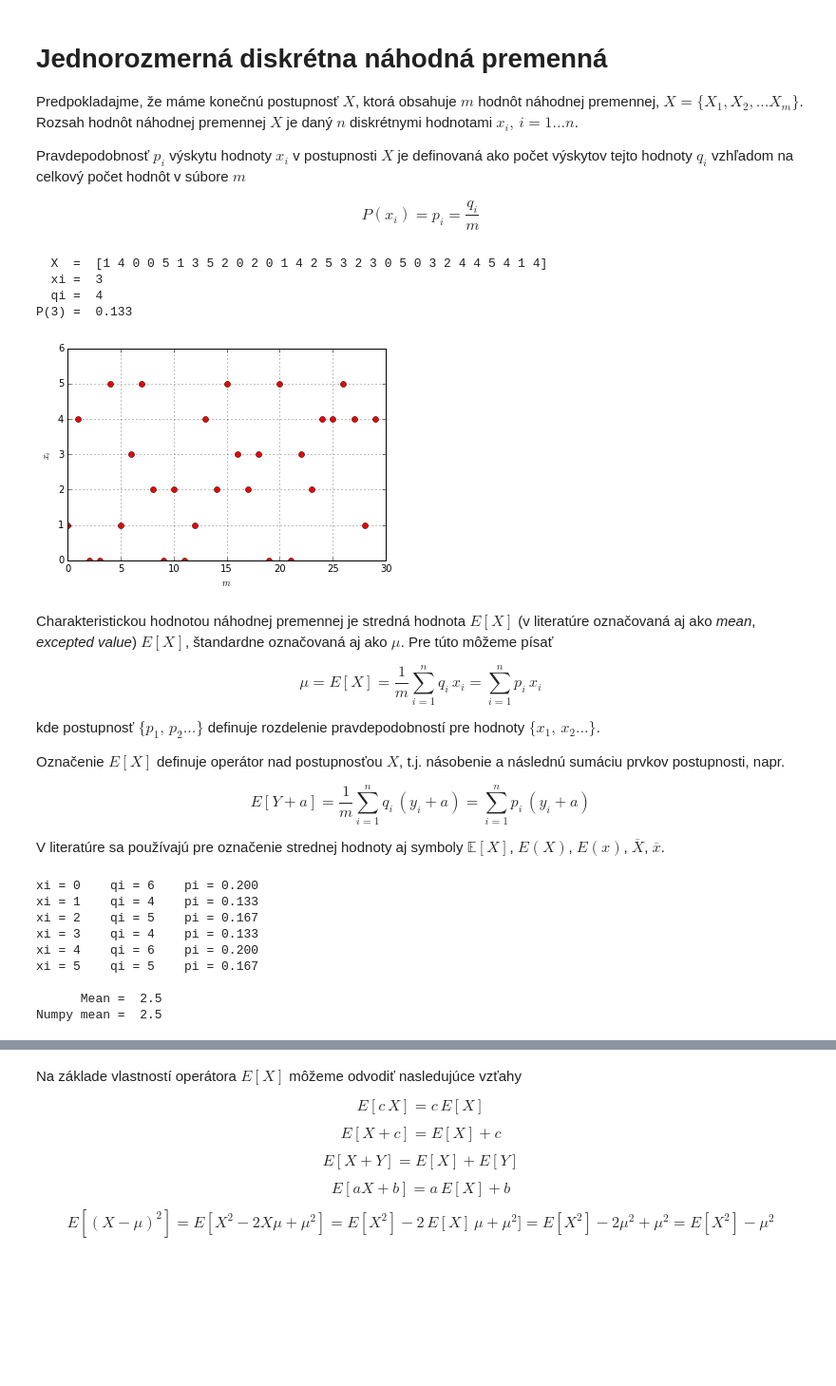
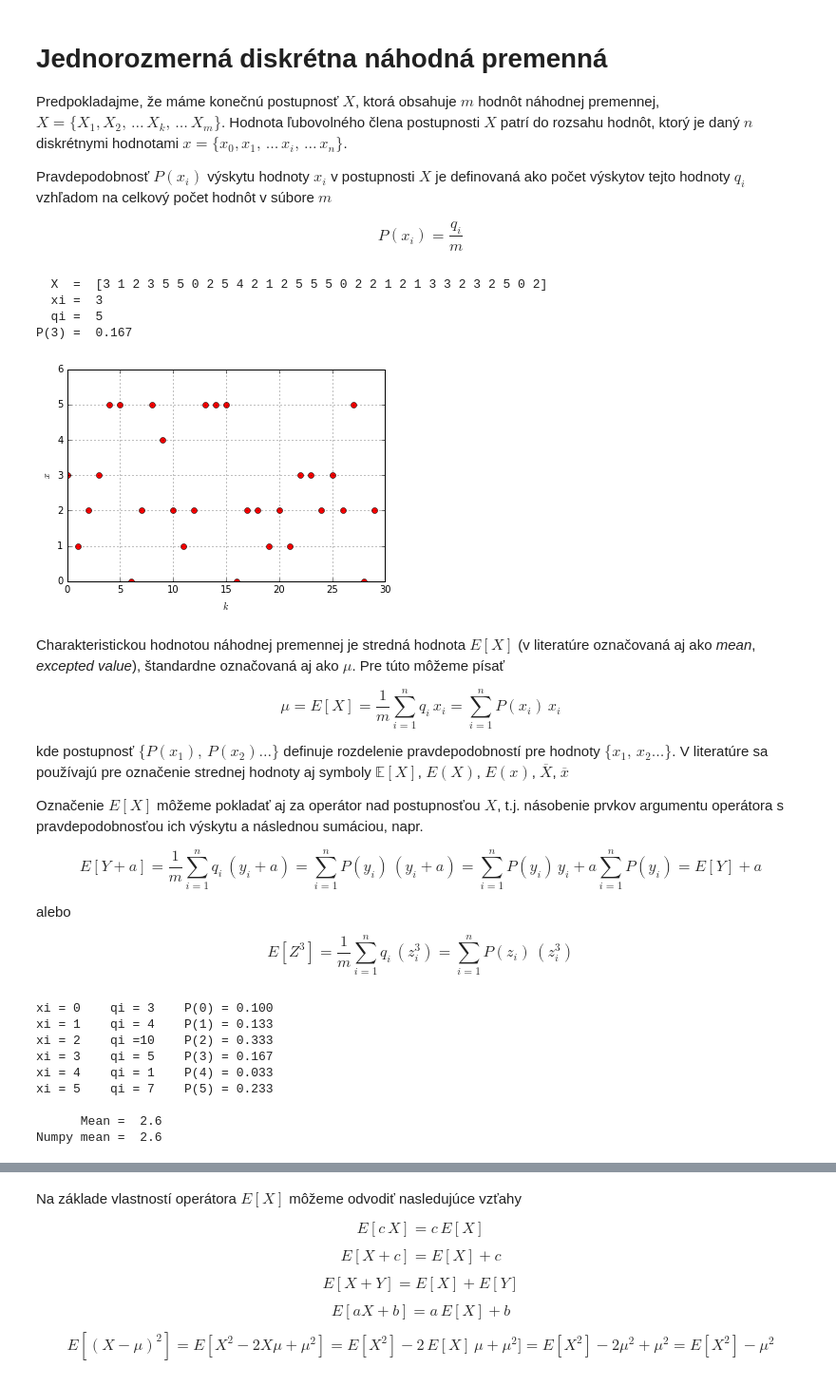
Before and after one commit to mniehus/notebook-kalman-sk, a Jupyter notebook: 001. Discrete random variable.ipynb, the cells around one changed output, grey strips where cells are left out. Shown at 95% size. Drawn from its saved outputs; the diff is of its cells as text; code cells hidden in the pictures; blank space fills up the shorter version.

```diff
--- a/001. Discrete random variable.ipynb
+++ b/001. Discrete random variable.ipynb
@@ -1,86 +1,90 @@
 # %% [markdown]
 # Jednorozmerná diskrétna náhodná premenná
 
-Predpokladajme, že máme konečnú postupnosť $X$, ktorá obsahuje $m$ hodnôt náhodnej premennej, $X=\{X_1, X_2, \dots X_m\}$.
-Rozsah hodnôt náhodnej premennej $X$ je daný $n$ diskrétnymi hodnotami $x_i, \, i=1 \dots n$.
+Predpokladajme, že máme konečnú postupnosť $X$, ktorá obsahuje $m$ hodnôt náhodnej premennej, $X=\{X_1, X_2,\, \dots  \, X_k, \, \dots \, X_m\}$.
+Hodnota ľubovolného člena postupnosti $X$ patrí do rozsahu hodnôt, ktorý je daný $n$ diskrétnymi hodnotami $x = \{ x_0, x_1, \, \dots \, x_i, \, \dots \, x_n \} $.
 
-Pravdepodobnosť $p_i$  výskytu hodnoty $x_i$ v postupnosti $X$ je definovaná ako počet výskytov tejto hodnoty $q_i$ vzhľadom na celkový počet hodnôt v súbore $m$
+Pravdepodobnosť $P(x_i)$  výskytu hodnoty $x_i$ v postupnosti $X$ je definovaná ako počet výskytov tejto hodnoty $q_i$ vzhľadom na celkový počet hodnôt v súbore $m$
 
 \begin{equation}
-P(x_i) = p_i = \frac{q_i}{m}
+P(x_i)  = \frac{q_i}{m}
 \end{equation}
 # %%
 %reset -f
 %matplotlib inline
 
 import numpy as np
 from numpy.random import randint
 import matplotlib.pyplot as plt
 
-# Priklad - Vypocet pravdepodobnosti vyskytu P(xi)
+# Priklad - Zobrazenie nahodnej premennej, vypocet pravdepodobnosti vyskytu P(xi)
 
 m = 30                   # pocet hodnot X
 X = randint(6, size=m)   # vytvorenie pola X, int hodnoty z rozsahu 0...5, rovnomerne rozdelenie
 xi = 3                   # zvolena hodnota nahodnej premennej
 qi = sum(X==xi)          # vypocet pocetnosti vyskytu xi
-pi = qi / m              # vypocet pravdepodobnosti P
+Pi = qi / m              # vypocet pravdepodobnosti P(xi)
 
 print('  X  = ', X)
 print('  xi = ', xi)
 print('  qi = ', qi)
-print('P({0:1d}) =  {1:0.3f}'.format(xi, pi))
+print('P({0:1d}) =  {1:0.3f}'.format(xi, Pi))
 
 plt.plot(X, 'ro')
+plt.xlabel(r'$k$')
+plt.ylabel(r'$x$')
+plt.ylim(0,6)
 plt.grid()
-plt.xlabel(r'$m$')
-plt.ylabel(r'$x_i$')
-plt.ylim(0,6)
 plt.show()
 # %% [output]
-  X  =  [1 4 0 0 5 1 3 5 2 0 2 0 1 4 2 5 3 2 3 0 5 0 3 2 4 4 5 4 1 4]
+  X  =  [3 1 2 3 5 5 0 2 5 4 2 1 2 5 5 5 0 2 2 1 2 1 3 3 2 3 2 5 0 2]
   xi =  3
-  qi =  4
-P(3) =  0.133
+  qi =  5
+P(3) =  0.167
-[figure, old version]
+[figure, new version]
 # %% [markdown]
-Charakteristickou hodnotou náhodnej premennej je stredná hodnota $E[X]$ (v literatúre označovaná aj ako <i>mean</i>, <i>excepted value</i>) $E[X]$, štandardne označovaná aj ako $\mu$. Pre túto  môžeme písať
+Charakteristickou hodnotou náhodnej premennej je stredná hodnota $E[X]$ (v literatúre označovaná aj ako <i>mean</i>, <i>excepted value</i>), štandardne označovaná aj ako $\mu$. Pre túto  môžeme písať
 
 \begin{equation}
-\mu = E[X] = \frac{1}{m} \sum_{i=1}^n q_i \, x_i = \sum_{i=1}^n p_i \, x_i
+\mu = E[X] = \frac{1}{m} \sum_{i=1}^n q_i \, x_i = \sum_{i=1}^n P(x_i) \, x_i
 \end{equation}
 
-kde postupnosť $ \lbrace p_1, \, p_2 \dots \rbrace $ definuje rozdelenie pravdepodobností pre hodnoty $ \lbrace x_1, \, x_2 \dots \rbrace $.
+kde postupnosť $ \lbrace P(x_1), \, P(x_2) \dots \rbrace $ definuje rozdelenie pravdepodobností pre hodnoty $ \lbrace x_1, \, x_2 \dots \rbrace $. V literatúre sa používajú pre označenie strednej hodnoty aj symboly $\mathbb{E}[X]$, $E(X)$, $E(x)$, $\overline{X}$, $\overline{x}$
 
-Označenie $E[X]$ definuje operátor nad postupnosťou $X$, t.j. násobenie a následnú sumáciu prvkov postupnosti, napr.
+Označenie $E[X]$ môžeme pokladať aj za operátor nad postupnosťou $X$, t.j. násobenie prvkov argumentu operátora s pravdepodobnosťou ich výskytu a následnou sumáciou, napr.
 
 \begin{equation}
-E[Y + a] = \frac{1}{m} \sum_{i=1}^n q_i \, (y_i + a) = \sum_{i=1}^n p_i \, (y_i + a)
+E[Y + a] = \frac{1}{m} \sum_{i=1}^n q_i \, (y_i + a) = \sum_{i=1}^n P(y_i) \, (y_i + a) = \sum_{i=1}^n P(y_i) \, y_i + a \sum_{i=1}^n P(y_i) = E[Y] + a
 \end{equation}
 
-V literatúre sa používajú pre označenie strednej hodnoty aj symboly $\mathbb{E}[X]$, $E(X)$, $E(x)$, $\overline{X}$, $\overline{x}$.
+alebo
+
+\begin{equation}
+E[Z^3] = \frac{1}{m} \sum_{i=1}^n q_i \, (z_i^3) = \sum_{i=1}^n P(z_i) \, (z_i^3)
+\end{equation}
 # %%
-# Priklad - Vypocet strednej hodnoty nahodnej premennej X
+# Priklad - Vypocet strednej hodnoty
 
 x = range(6)             # hodnoty xi [0, 1, ... 5]
 q = np.zeros(6)          # hodnoty qi [0, 0,     0]
-p = np.zeros(6)          # hodnoty pi [0, 0,     0]
+P = np.zeros(6)          # hodnoty pi [0, 0,     0]
 
 for xi in x:
     q[xi] = sum(X==xi)
-    p[xi] = q[xi] / m
-    print('xi = {0:1d}    qi ={1:2.0f}    pi = {2:1.3f}'.format(xi, q[xi], p[xi]))
+    P[xi] = q[xi] / m
+    print('xi = {0:1d}    qi ={1:2.0f}    P({2:1d}) = {3:1.3f}'.format(xi, q[xi], xi, P[xi]))
 
-mean = sum(p*x)
+mean = sum(P*x)
 print()
 print('      Mean = ', mean)
 print('Numpy mean = ', np.mean(X))    # standard numpy function mean(x)
 # %% [output]
-xi = 0    qi = 6    pi = 0.200
-xi = 1    qi = 4    pi = 0.133
-xi = 2    qi = 5    pi = 0.167
-xi = 3    qi = 4    pi = 0.133
-xi = 4    qi = 6    pi = 0.200
-xi = 5    qi = 5    pi = 0.167
+xi = 0    qi = 3    P(0) = 0.100
+xi = 1    qi = 4    P(1) = 0.133
+xi = 2    qi =10    P(2) = 0.333
+xi = 3    qi = 5    P(3) = 0.167
+xi = 4    qi = 1    P(4) = 0.033
+xi = 5    qi = 7    P(5) = 0.233
 
-      Mean =  2.5
-Numpy mean =  2.5
+      Mean =  2.6
+Numpy mean =  2.6
```
Also changed, not shown: parts of 11 cells of this notebook.
